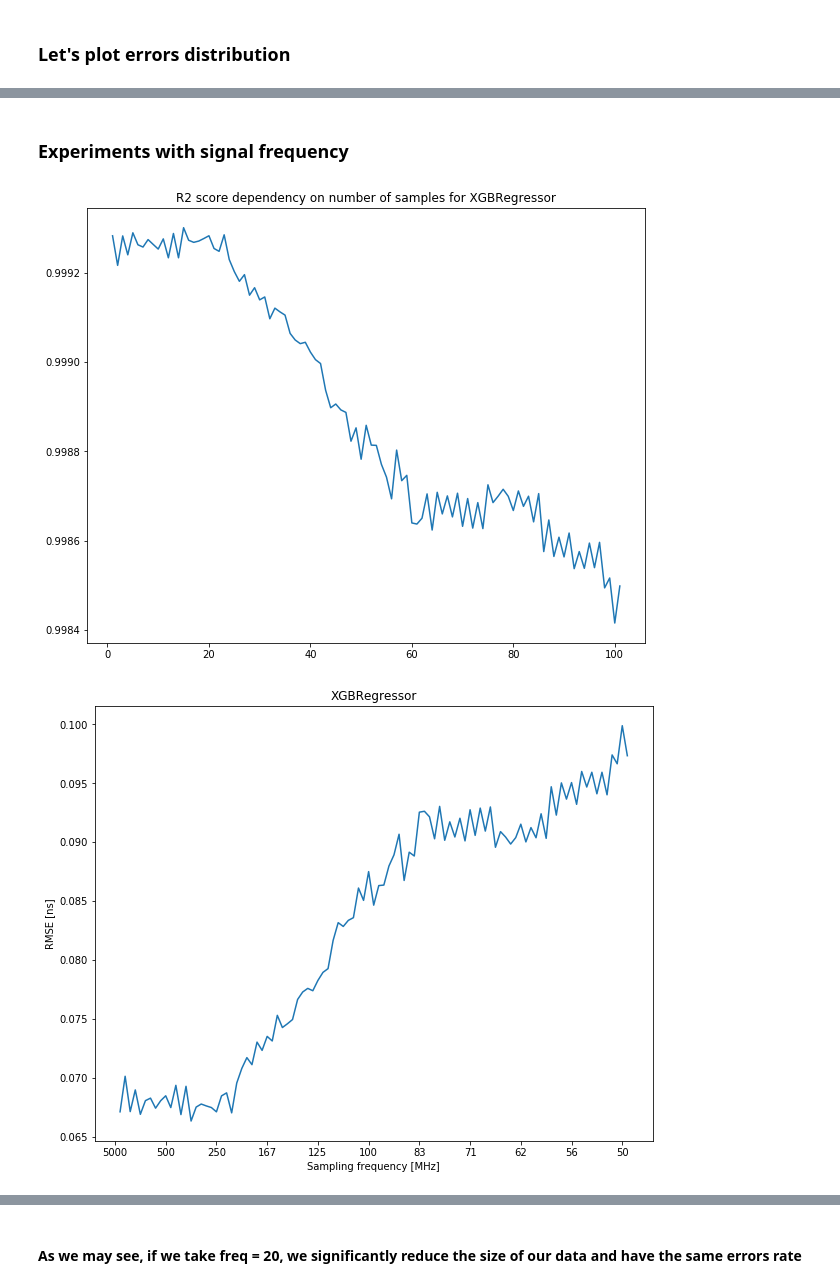
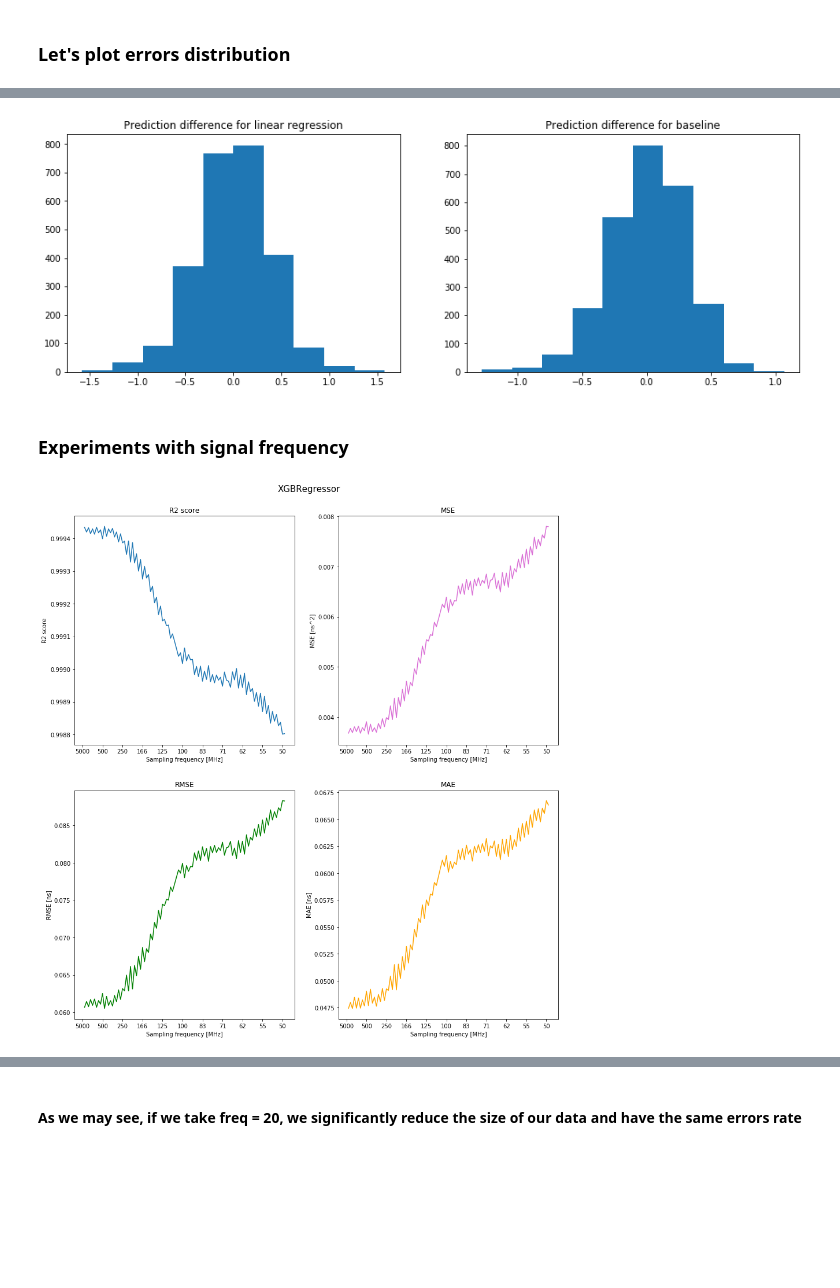
Before and after one commit to whiteRa2bit/cern_summer_project, a Jupyter notebook: problem1/experiments.ipynb, the cells around one changed output, grey strips where cells are left out. Cells and saved outputs as stored; diff of their text form; code cells hidden in the pictures; blank space fills up the shorter version.

Commit message:
new plots

```diff
--- a/problem1/experiments.ipynb
+++ b/problem1/experiments.ipynb
@@ -135,2 +92,22 @@ plt.hist(y)
+# %%
+X_train, X_test, y_train, y_test, y_baseline_train, y_baseline_test =\
+                        train_test_split(X, y, y_baseline, test_size=0.33, random_state=42)
+
+reg = LinearRegression().fit(X_train, y_train)
+predicted = reg.predict(X_test)
+regression_diff = predicted - y_test
+
+baseline_diff = y_baseline_test - y_test
+
+
+f, axarr = plt.subplots(1, 2, figsize=(15,5))
+axarr[0].set_title("Prediction difference for linear regression")
+axarr[0].hist(regression_diff)
+
+axarr[1].set_title("Prediction difference for baseline")
+axarr[1].hist(baseline_diff)
+plt.show()
+# %% [output]
+[figure, added]
 # %% [markdown]
 ### Experiments with signal frequency
@@ -176,4 +114,4 @@ def plot_errors(model, frequency_values, start_point=355):
-# %%
-X = X[:2000]
-y = y[:2000]
-plt.rcParams["figure.figsize"] = [10, 8]
+# %%
+def get_freq_data(X, freq=1, start_point=355):
+    X_freq = np.concatenate([X[:, start_point::-freq][:, ::-1], X[:, start_point + freq::freq]], axis=1)
+    return X_freq
@@ -180,16 +171,7 @@ plt.rcParams["figure.figsize"] = [10, 8]
 # %%
 import xgboost as xgb
 
 xgb_reg = xgb.XGBRegressor(objective="reg:linear", random_state=42, verbosity=0)
-
-# frequency_values = range(2, 1000)
-# plot_errors(xgb_reg, frequency_values)
-
-# frequency_values = range(1, 502)
-# plot_errors(xgb_reg, frequency_values)
-
-frequency_values = range(1, 102)
-plot_errors(xgb_reg, frequency_values)
+plot_errors(X, y, xgb_reg, freq_values)
 # %% [output]
-[figure, old version]
+[figure, new version]
-[figure, removed]
```
Also changed, not shown: parts of 110 cells of this notebook, 2 other files.
